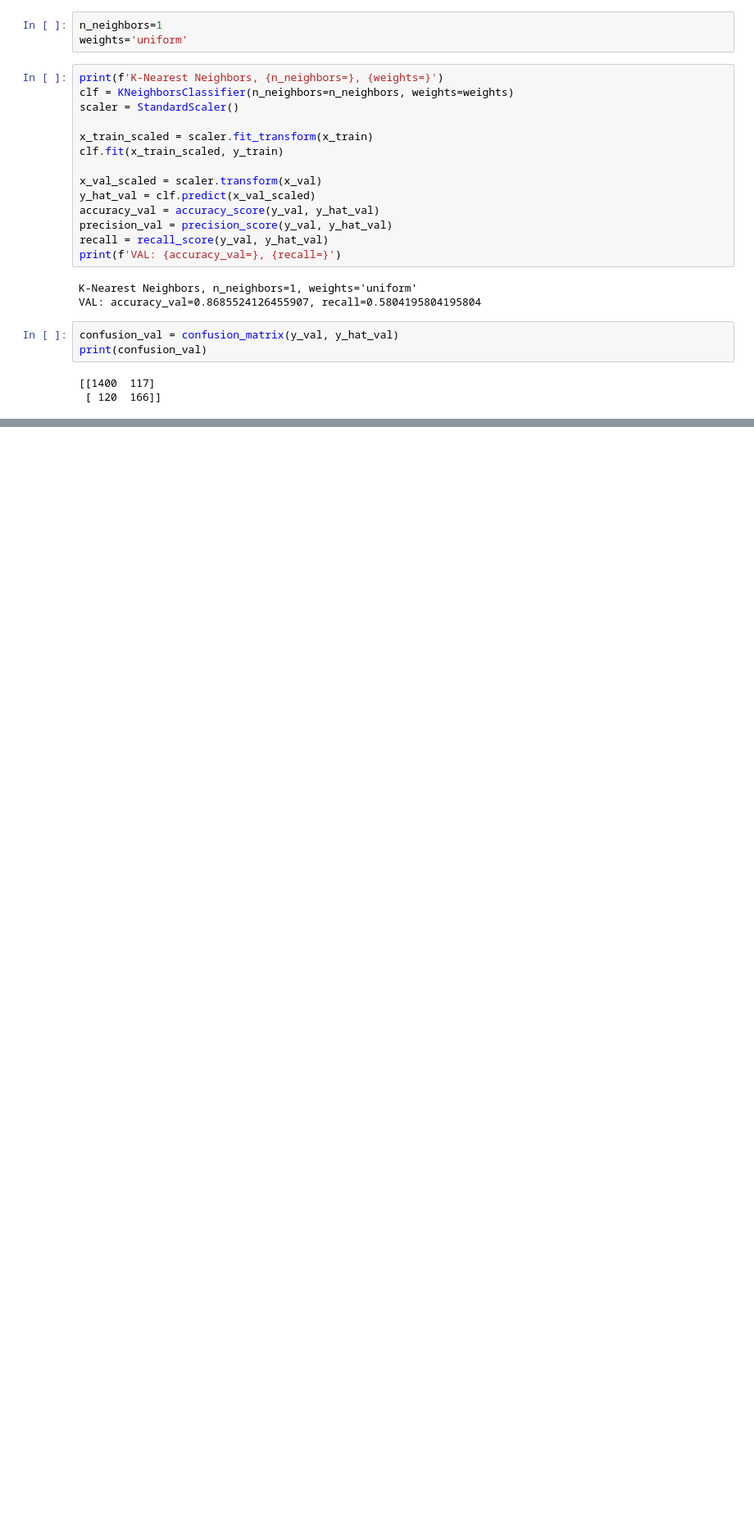
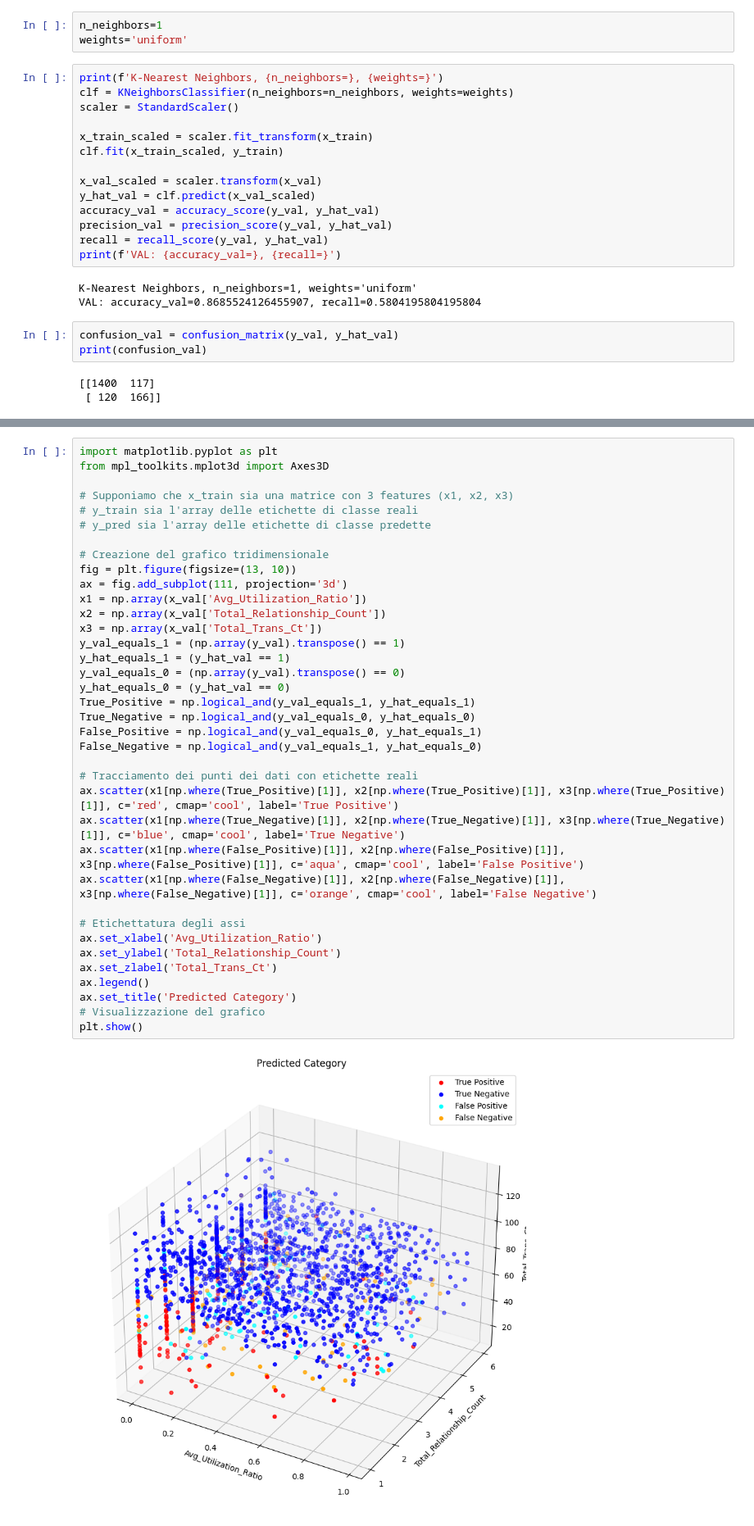
Before and after one commit to baroneleonardo/Predicting-Bank-Customers-Attrition, a Jupyter notebook: KNN.ipynb, the cells around one changed output, grey strips where cells are left out. Shown at 82% size. Saved outputs shown, nothing was run; the diff lists cells and outputs as text; blank space fills up the shorter version.

```diff
--- a/KNN.ipynb
+++ b/KNN.ipynb
@@ -183,0 +233,39 @@ Text(0.5, 23.52222222222222, 'Prediction')
+# %%
+import matplotlib.pyplot as plt
+from mpl_toolkits.mplot3d import Axes3D
+
+# Supponiamo che x_train sia una matrice con 3 features (x1, x2, x3)
+# y_train sia l'array delle etichette di classe reali
+# y_pred sia l'array delle etichette di classe predette
+
+# Creazione del grafico tridimensionale
+fig = plt.figure(figsize=(13, 10))
+ax = fig.add_subplot(111, projection='3d')
+x1 = np.array(x_val['Avg_Utilization_Ratio'])
+x2 = np.array(x_val['Total_Relationship_Count'])
+x3 = np.array(x_val['Total_Trans_Ct'])
+y_val_equals_1 = (np.array(y_val).transpose() == 1)
+y_hat_equals_1 = (y_hat_val == 1)
+y_val_equals_0 = (np.array(y_val).transpose() == 0)
+y_hat_equals_0 = (y_hat_val == 0)
+True_Positive = np.logical_and(y_val_equals_1, y_hat_equals_1)
+True_Negative = np.logical_and(y_val_equals_0, y_hat_equals_0)
+False_Positive = np.logical_and(y_val_equals_0, y_hat_equals_1)
+False_Negative = np.logical_and(y_val_equals_1, y_hat_equals_0)
+
+# Tracciamento dei punti dei dati con etichette reali
+ax.scatter(x1[np.where(True_Positive)[1]], x2[np.where(True_Positive)[1]], x3[np.where(True_Positive)[1]], c='red', cmap='cool', label='True Positive')
+ax.scatter(x1[np.where(True_Negative)[1]], x2[np.where(True_Negative)[1]], x3[np.where(True_Negative)[1]], c='blue', cmap='cool', label='True Negative')
+ax.scatter(x1[np.where(False_Positive)[1]], x2[np.where(False_Positive)[1]], x3[np.where(False_Positive)[1]], c='aqua', cmap='cool', label='False Positive')
+ax.scatter(x1[np.where(False_Negative)[1]], x2[np.where(False_Negative)[1]], x3[np.where(False_Negative)[1]], c='orange', cmap='cool', label='False Negative')
+
+# Etichettatura degli assi
+ax.set_xlabel('Avg_Utilization_Ratio')
+ax.set_ylabel('Total_Relationship_Count')
+ax.set_zlabel('Total_Trans_Ct')
+ax.legend()
+ax.set_title('Predicted Category')
+# Visualizzazione del grafico
+plt.show()
+# %% [output]
+[figure, added]
```
Also changed, not shown: parts of 5 cells of this notebook, 6 other files.
